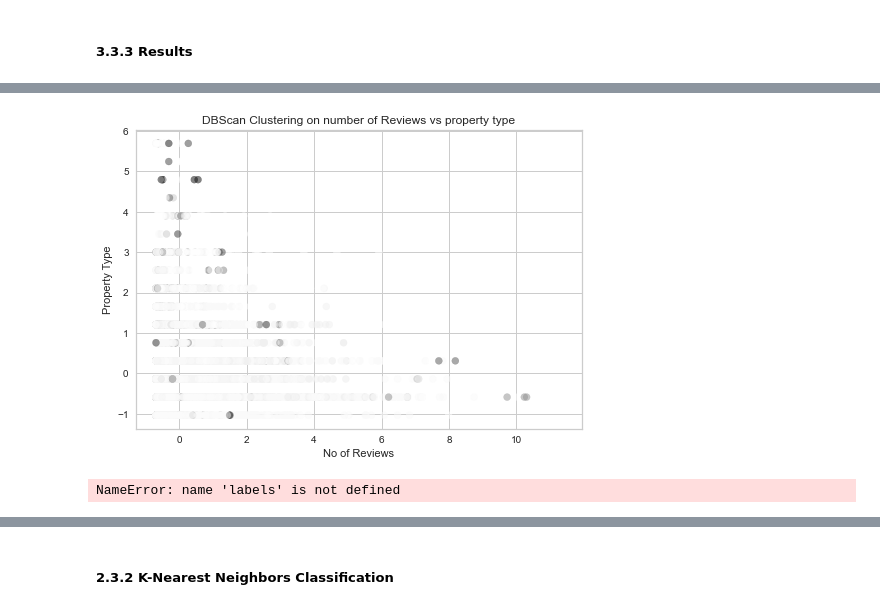
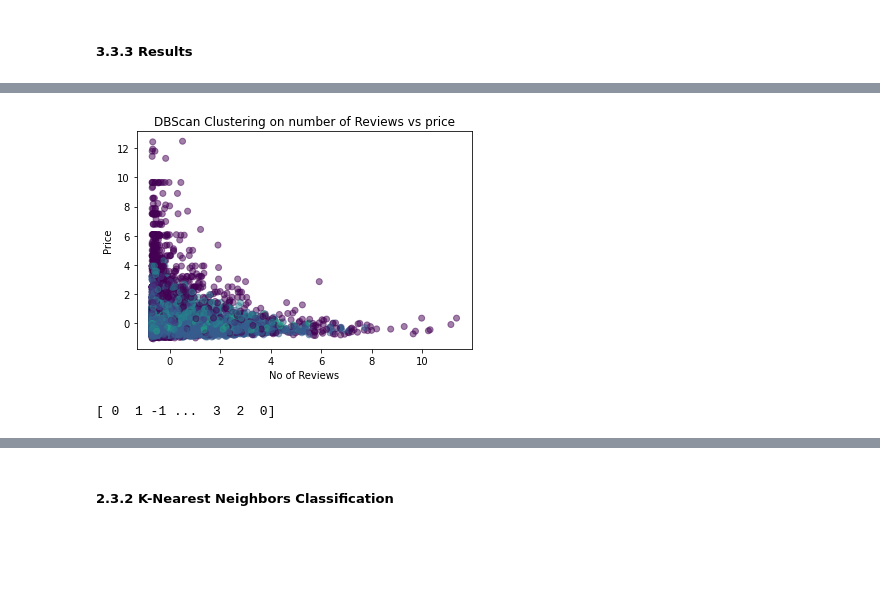
Before and after one commit to allenmiller17/SMU_7331_ML1_Project_1, a Jupyter notebook: Proj3_Harrison_New-ICA_CLUSTER.ipynb, the cells around one changed output, grey strips where cells are left out. Cells and saved outputs as stored; diff of their text form; code cells hidden in the pictures; blank space fills up the shorter version.

```diff
--- a/Proj3_Harrison_New-ICA_CLUSTER.ipynb
+++ b/Proj3_Harrison_New-ICA_CLUSTER.ipynb
@@ -248,8 +313,7 @@ Utilizing this function in determining the optimal k clusters to use, we will mo
 KNNModel = KMeans(n_clusters=6, n_init = 3, random_state=2345)
 KNNModel.fit(pdata_z)
 prediction=KNNModel.predict(pdata_z)
-pdata_z["KCLUSTER"] = prediction
-pdata["KCLUSTER"] = prediction
-pdata_all["KCLUSTER"] = prediction
+pdata_z["GROUP"] = prediction
+pdata["GROUP"] = prediction
 # %%
 #Assess the distribution of clusters formed
@@ -327,7 +342,7 @@ InterclusterDistance(ax=<AxesSubplot:title={'center':'KMeans Intercluster Distan
 # %%
 import plotly.express as px
-pdata["strKCLUSTER"] = pdata["KCLUSTER"].astype(str)
-fig = px.scatter_3d(pdata, x='review_scores_rating', y='price', z='number_of_reviews', color='strKCLUSTER', title="Comparing Scaled Reviews, Price, and Accomodations colored by Groups")
-fig.update_layout(width = 550, height = 550,margin=dict(l=0, r=0, b=0, t=0))
+
+pdata_z["strGROUP"] = pdata_z["GROUP"].astype(str)
+fig = px.scatter_3d(pdata_z, x='review_scores_rating', y='price', z='number_of_reviews', color='strGROUP', title="Comparing Scaled Reviews, Price, and Accomodations colored by Groups")
 fig.show()
 #The number of ratings and the average rating relating to the price of the listing.
@@ -546,43 +541,15 @@ pdata.head()
-# %%
-plt.scatter(pdata_z.number_of_reviews, pdata_z.accommodates,  c=labelsDBSCAN, alpha=0.5)
-plt.title("DBScan Clustering on number of Reviews vs property type")
-plt.xlabel("No of Reviews")
-plt.ylabel("Property Type")
-plt.show()
-# Plot result
-import matplotlib.pyplot as plt
-%matplotlib inline
-
-# Black removed and is used for noise instead.
-unique_labels = set(labels)
-colors = [plt.cm.Spectral(each)
-          for each in np.linspace(0, 1, len(unique_labels))]
-for k, col in zip(unique_labels, colors):
-    if k == -1:
-        # Black used for noise.
-        col = [0, 0, 0, 1]
-
-    class_member_mask = (labels == k)
-
-    xy = X[class_member_mask & core_samples_mask]
-    plt.plot(xy[:, 0], xy[:, 1], 'o', markerfacecolor=tuple(col),
-             markeredgecolor='k', markersize=14)
-
-    xy = X[class_member_mask & ~core_samples_mask]
-    plt.plot(xy[:, 0], xy[:, 1], 'o', markerfacecolor=tuple(col),
-             markeredgecolor='k', markersize=6)
-
-plt.title('Estimated number of clusters: %d' % n_clusters_)
-plt.show()
-# %% [output]
-[figure, removed]
-NameError: name 'labels' is not defined
 # %%
-plt.scatter(pdata_z.number_of_reviews, pdata_z.accommodates,  c=labelsDBSCAN, alpha=0.5)
-plt.title("DBScan Clustering on number of Reviews vs property type")
+plt.scatter(pdata_z.number_of_reviews, pdata_z.price,  c=labelsDBSCAN, alpha=0.5)
+plt.title("DBScan Clustering on number of Reviews vs price")
 plt.xlabel("No of Reviews")
-plt.ylabel("Property Type")
+plt.ylabel("Price")
 plt.show()
+# %% [output]
+[figure, added]
+# %%
+print(labelsDBSCAN)
+# %% [output]
+[ 0  1 -1 ...  3  2  0]
 # %%
 # Generate sample data
 centers = [[1, 1], [-1, -1], [1, -1]]
```
Also changed, not shown: parts of 46 cells of this notebook.
